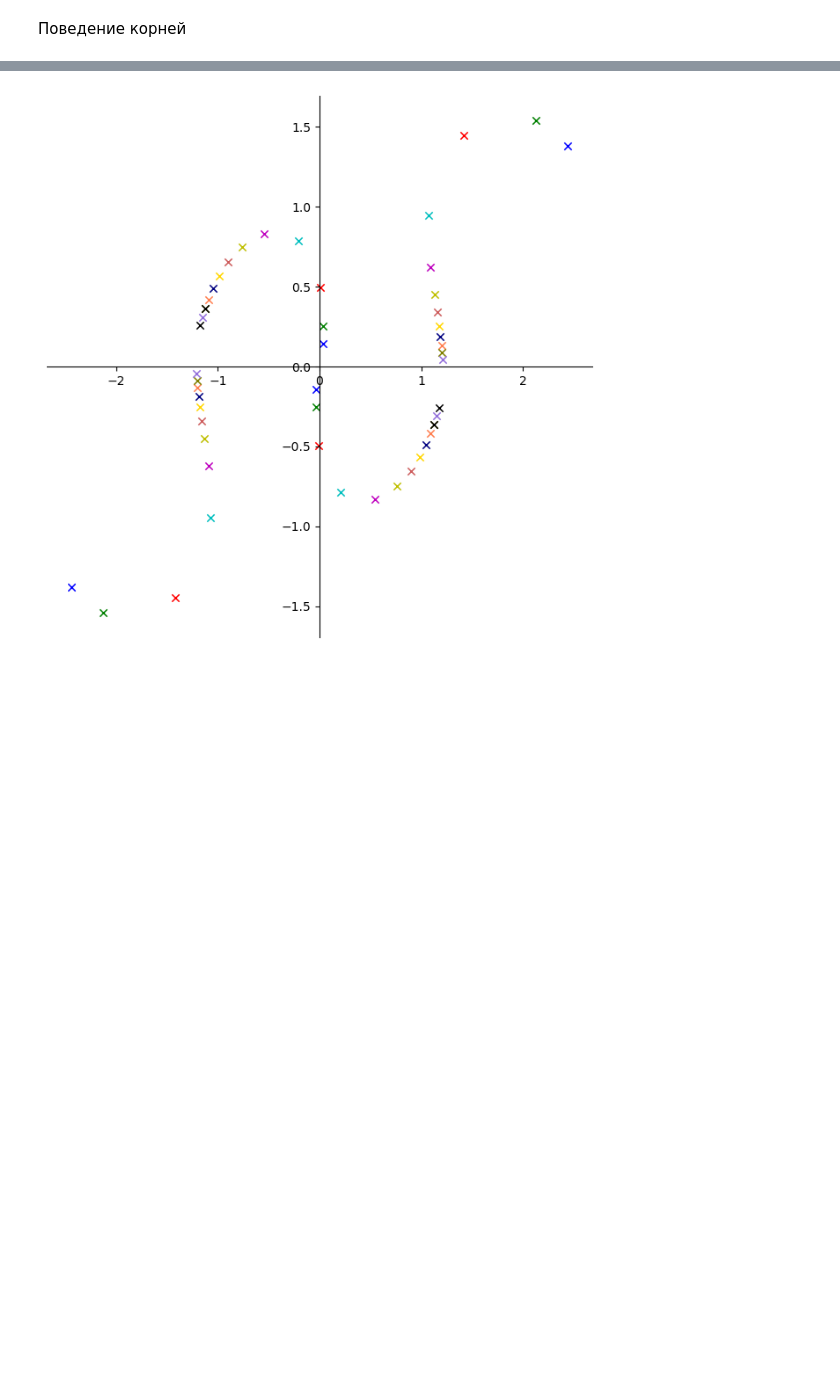
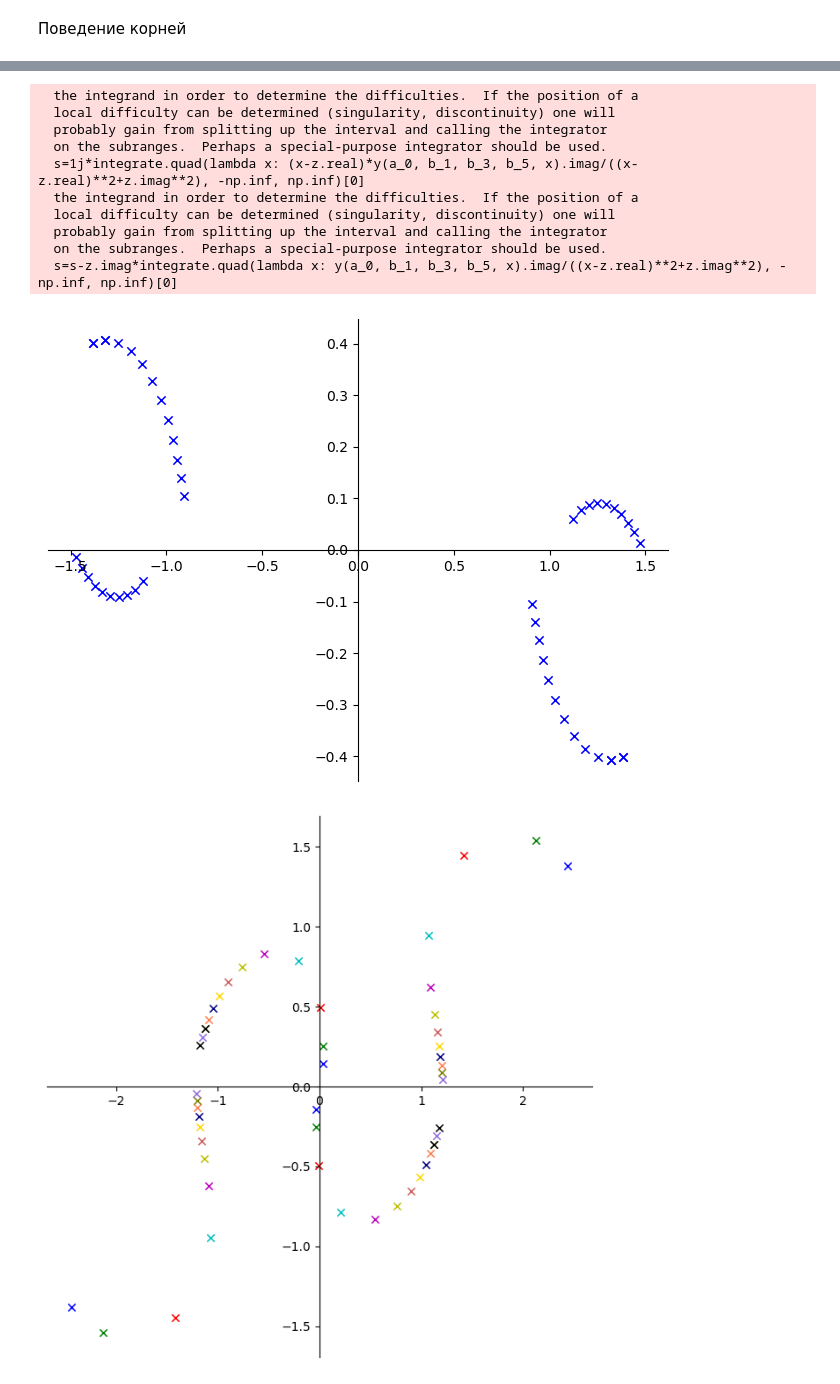
Before and after one commit to Platon19/test2, a Jupyter notebook: root4.ipynb, the cells around one changed output, grey strips where cells are left out. Drawn from its saved outputs; the diff is of its cells as text; code cells hidden in the pictures; blank space fills up the shorter version.

```diff
--- a/root4.ipynb
+++ b/root4.ipynb
@@ -187,3 +310,32 @@ plt.show()
+# %%
+plt.figure(figsize=(8,6))
+ai=[1-0.4j, 1-0.3j, 1-0.2j, 1-0.1j, 1, 1+0.1j, 1+0.2j, 1+0.3j, 1+0.4j, 1+0.5j, 1+0.6j, 1+0.7j]
+for i in range(len(ai)):
+    z1,z2=root(-1, (-0.1-0.1j)/ai[i], (-3+0.3j)/ai[i], (2+0.2j)/ai[i],  1+1j, -2+3j)
+    z1,z2=root_Newton(-1, (-0.1-0.1j)/ai[i], (-3+0.3j)/ai[i], (2+0.2j)/ai[i], z1), root_Newton(-1, (-0.1-0.1j)/ai[i], (-3+0.3j)/ai[i], (2+0.2j)/ai[i], z2)
+    plt.scatter(z1.real,z1.imag,color='b',lw=1.1, marker="x")
+    plt.scatter(z2.real,z2.imag,color='b',lw=1.1, marker="x")
+    plt.scatter(-z1.real,-z1.imag,color='b',lw=1.1, marker="x")
+    plt.scatter(-z2.real,-z2.imag,color='b',lw=1.1, marker="x")
+
+ax = plt.gca()
+ax.spines['left'].set_position('center')
+ax.spines['bottom'].set_position('center')
+ax.spines['top'].set_visible(False)
+ax.spines['right'].set_visible(False)
+plt.show()
+# %% [output]
+  the integrand in order to determine the difficulties.  If the position of a
+  local difficulty can be determined (singularity, discontinuity) one will
+  probably gain from splitting up the interval and calling the integrator
+  on the subranges.  Perhaps a special-purpose integrator should be used.
+  s=1j*integrate.quad(lambda x: (x-z.real)*y(a_0, b_1, b_3, b_5, x).imag/((x-z.real)**2+z.imag**2), -np.inf, np.inf)[0]
+  the integrand in order to determine the difficulties.  If the position of a
+  local difficulty can be determined (singularity, discontinuity) one will
+  probably gain from splitting up the interval and calling the integrator
+  on the subranges.  Perhaps a special-purpose integrator should be used.
+  s=s-z.imag*integrate.quad(lambda x: y(a_0, b_1, b_3, b_5, x).imag/((x-z.real)**2+z.imag**2), -np.inf, np.inf)[0]
+[figure, added]
 # %%
 plt.figure(figsize=(8,8))
 palitra=['b', 'g', 'r', 'c', 'm', 'y', 'indianred',  'gold', 'navy', 'coral', 'olive', 'mediumpurple', 'k']
```
Also changed, not shown: parts of 12 cells of this notebook, 9 other files.
